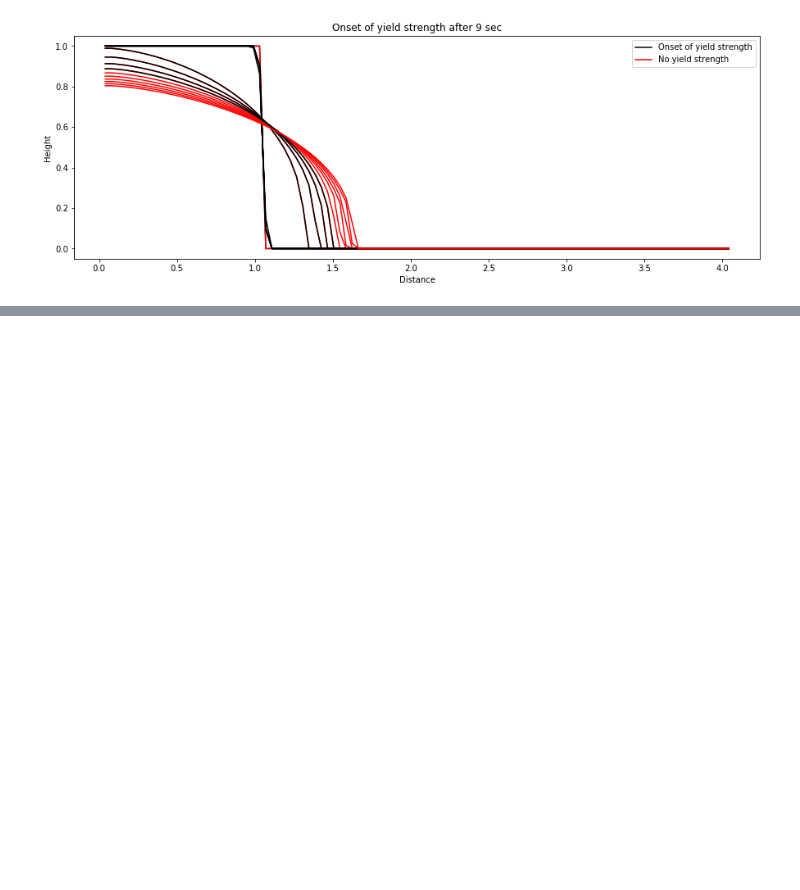
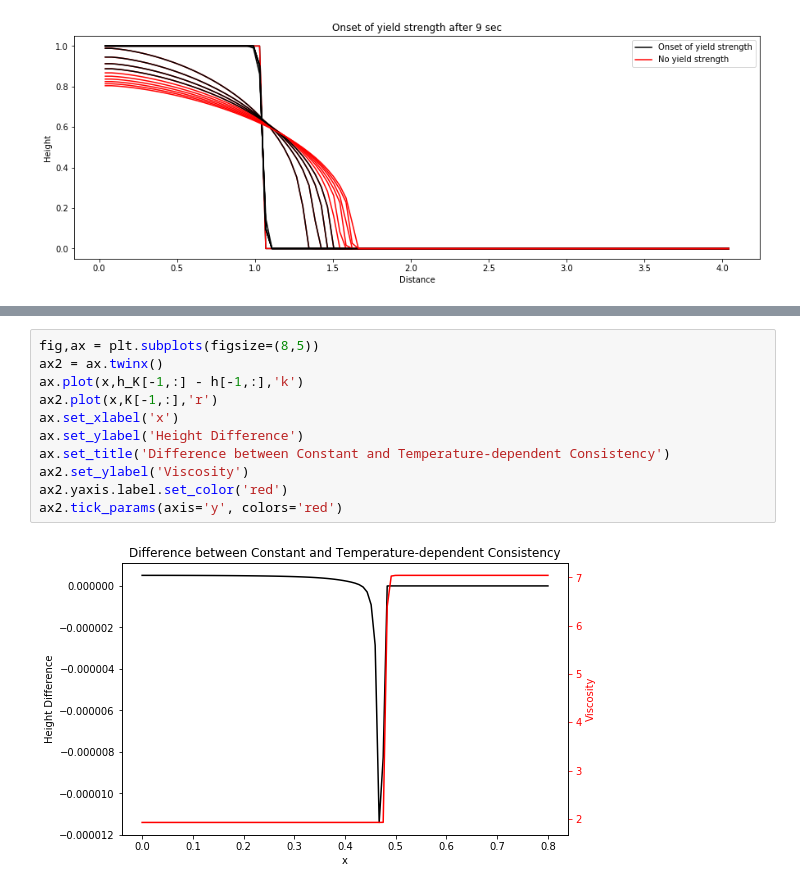
Before and after one commit to JanineBirnbaum18/3-phase-flow, a Jupyter notebook: Homogeneous flow.ipynb, the cells around one changed output, grey strips where cells are left out. Drawn from its saved outputs; the diff is of its cells as text; blank space fills up the shorter version.

```diff
--- a/Homogeneous flow.ipynb
+++ b/Homogeneous flow.ipynb
@@ -479,0 +673,13 @@ ax.legend();
+# %%
+fig,ax = plt.subplots(figsize=(8,5))
+ax2 = ax.twinx()
+ax.plot(x,h_K[-1,:] - h[-1,:],'k')
+ax2.plot(x,K[-1,:],'r')
+ax.set_xlabel('x')
+ax.set_ylabel('Height Difference')
+ax.set_title('Difference between Constant and Temperature-dependent Consistency')
+ax2.set_ylabel('Viscosity')
+ax2.yaxis.label.set_color('red')
+ax2.tick_params(axis='y', colors='red')
+# %% [output]
+[figure, added]
```
Also changed, not shown: parts of 7 cells of this notebook.
